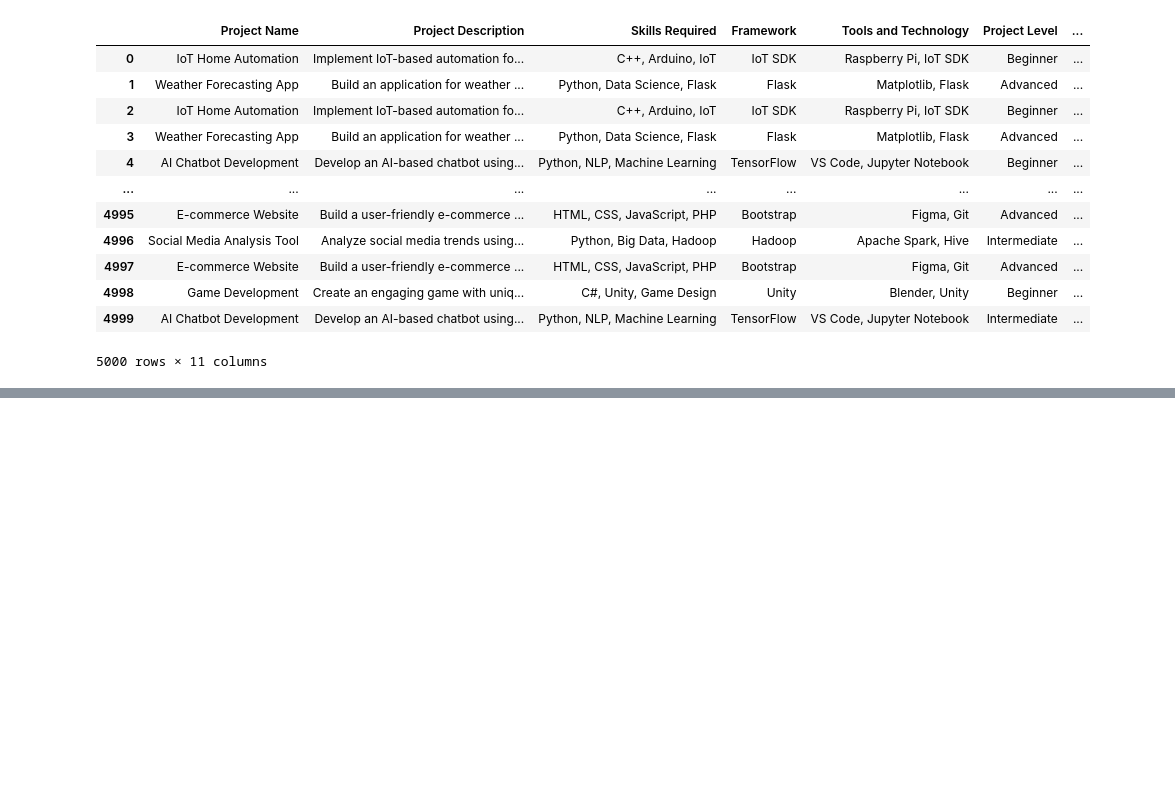
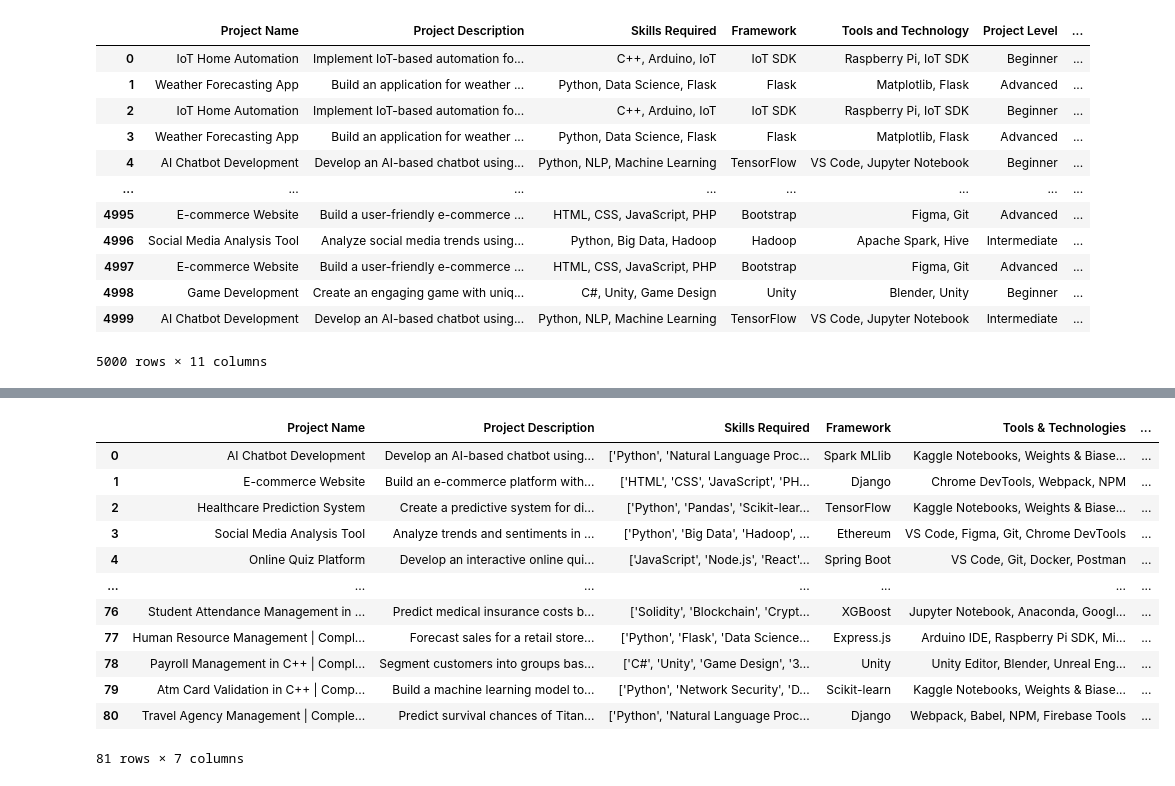
Before and after one commit to Prbhudeb/sem_project, a Jupyter notebook: notebook/data/data_preprocessing.ipynb, the cells around one changed output, grey strips where cells are left out. Saved outputs shown, nothing was run; the diff lists cells and outputs as text; code cells hidden in the pictures; blank space fills up the shorter version.

```diff
--- a/notebook/data/data_preprocessing.ipynb
+++ b/notebook/data/data_preprocessing.ipynb
@@ -479,0 +1134,17 @@ data1
+# %%
+dt = pd.read_csv("intelligent_project_mapping.csv")
+dt
+# %% [output]
+|  | Project Name | Project Description | Skills Required | Framework | Tools & Technologies | ... |
+| 0 | AI Chatbot Development | Develop an AI-based chatbot using... | ['Python', 'Natural Language Proc... | Spark MLlib | Kaggle Notebooks, Weights & Biase... | ... |
+| 1 | E-commerce Website | Build an e-commerce platform with... | ['HTML', 'CSS', 'JavaScript', 'PH... | Django | Chrome DevTools, Webpack, NPM | ... |
+| 2 | Healthcare Prediction System | Create a predictive system for di... | ['Python', 'Pandas', 'Scikit-lear... | TensorFlow | Kaggle Notebooks, Weights & Biase... | ... |
+| 3 | Social Media Analysis Tool | Analyze trends and sentiments in ... | ['Python', 'Big Data', 'Hadoop', ... | Ethereum | VS Code, Figma, Git, Chrome DevTools | ... |
+| 4 | Online Quiz Platform | Develop an interactive online qui... | ['JavaScript', 'Node.js', 'React'... | Spring Boot | VS Code, Git, Docker, Postman | ... |
+| ... | ... | ... | ... | ... | ... | ... |
+| 76 | Student Attendance Management in ... | Predict medical insurance costs b... | ['Solidity', 'Blockchain', 'Crypt... | XGBoost | Jupyter Notebook, Anaconda, Googl... | ... |
+| 77 | Human Resource Management | Compl... | Forecast sales for a retail store... | ['Python', 'Flask', 'Data Science... | Express.js | Arduino IDE, Raspberry Pi SDK, Mi... | ... |
+| 78 | Payroll Management in C++ | Compl... | Segment customers into groups bas... | ['C#', 'Unity', 'Game Design', '3... | Unity | Unity Editor, Blender, Unreal Eng... | ... |
+| 79 | Atm Card Validation in C++ | Comp... | Build a machine learning model to... | ['Python', 'Network Security', 'D... | Scikit-learn | Kaggle Notebooks, Weights & Biase... | ... |
+| 80 | Travel Agency Management | Comple... | Predict survival chances of Titan... | ['Python', 'Natural Language Proc... | Django | Webpack, Babel, NPM, Firebase Tools | ... |
+81 rows × 7 columns
```
Also changed, not shown: parts of 2 cells of this notebook, 2 other files.
